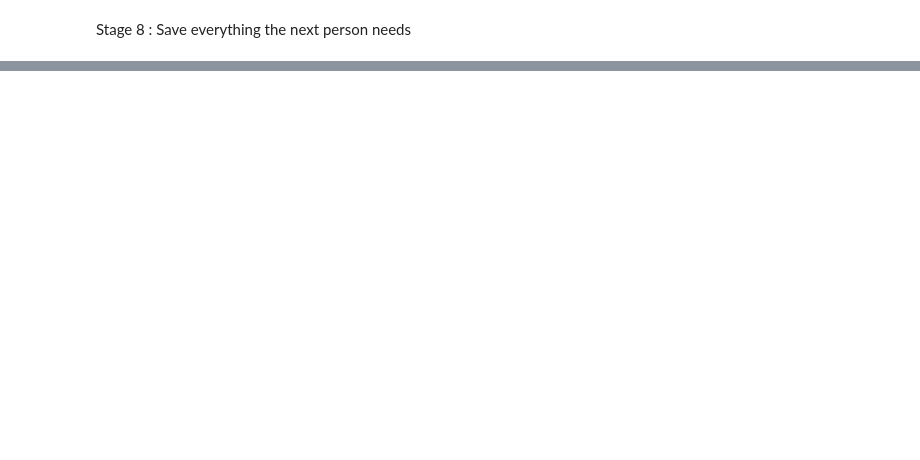
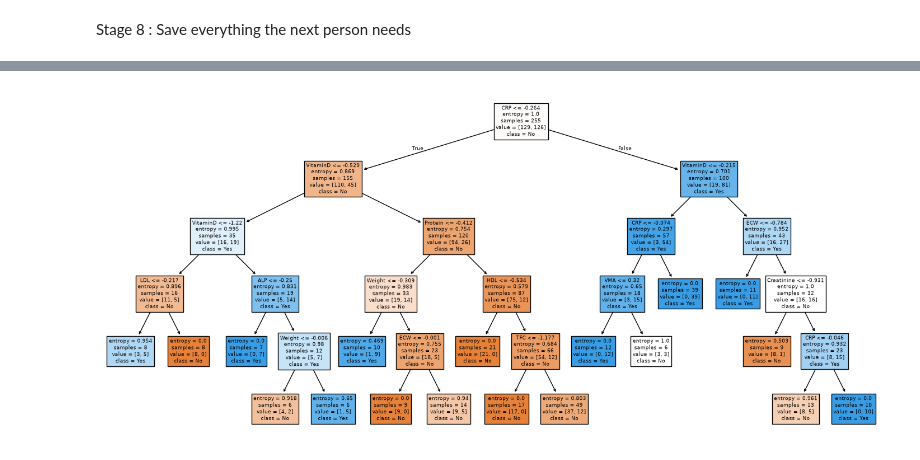
Before and after one commit to SR-Modi/GallStone_Project, a Jupyter notebook: DataProcessing_Complete.ipynb, the cells around one changed output, grey strips where cells are left out. Saved outputs shown, nothing was run; the diff lists cells and outputs as text; code cells hidden in the pictures; blank space fills up the shorter version.

Commit message:
Add baseline models

```diff
--- a/DataProcessing_Complete.ipynb
+++ b/DataProcessing_Complete.ipynb
@@ -742,0 +1206,96 @@ os.listdir('processed')
+# %%
+# Decision Tree
+
+#cross validation for fair testing
+cross_validation = StratifiedKFold(n_splits=5, shuffle=True, random_state=42)
+
+#grid for pre-pruning tree before training
+pre_prune_parameters_grid = {
+    'criterion': ['gini', 'entropy', 'log_loss'],
+    'splitter': ['best'],
+    'max_depth': [3, 5, 7, 10, 15, 20, 25],
+    'min_samples_split': [2, 3, 4, 5, 6, 7, 10],
+    'min_samples_leaf': [1, 2, 3, 4, 5, 6, 7, 10]
+}
+
+#grid search for pre-pruning parameters
+pre_prune_grid = GridSearchCV(
+    estimator = DecisionTreeClassifier(random_state=42),
+    param_grid = pre_prune_parameters_grid,
+    scoring = 'balanced_accuracy',
+    cv = cross_validation
+)
+
+# get candidate alphas for post-pruning of tree
+post_prune_tree= DecisionTreeClassifier(random_state=42)
+path_cost = post_prune_tree.cost_complexity_pruning_path(X_train_scaled, y_train)
+alpha_candidates, impurities = path_cost.ccp_alphas, path_cost.impurities
+
+#grid for post-prune search
+post_prune_parameters_grid = {
+    'criterion': ['gini', 'entropy', 'log_loss'],
+    'splitter': ['best'],
+    'ccp_alpha': alpha_candidates
+}
+
+#grid search for post-pruning parameters
+post_prune_grid = GridSearchCV(
+    estimator = DecisionTreeClassifier(random_state=42),
+    param_grid = post_prune_parameters_grid,
+    scoring = 'balanced_accuracy',
+    cv = cross_validation
+)
+
+#fit both grid searches to training data
+pre_prune_grid.fit(X_train_scaled, y_train)
+post_prune_grid.fit(X_train_scaled, y_train)
+
+#compare results of both grid searches and sort by best balanced accuracy
+compare_results = pd.DataFrame([{
+    "model": "pre_prune",
+    "best_cv_balanced_accuracy": pre_prune_grid.best_score_,
+    "best_params": pre_prune_grid.best_params_
+    },
+    {
+    "model": "post_prune",
+    "best_cv_balanced_accuracy": post_prune_grid.best_score_,
+    "best_params": post_prune_grid.best_params_
+    }
+]).sort_values("best_cv_balanced_accuracy", ascending=False)
+#display results
+display(compare_results)
+
+#compare results
+if pre_prune_grid.best_score_ > post_prune_grid.best_score_:
+    best_name = "pre_prune"
+    best_search = pre_prune_grid
+else:
+    best_name = "post_prune"
+    best_search = post_prune_grid
+#based of comparison select best model and use to predict on test set
+best_tree = best_search.best_estimator_
+y_pred = best_tree.predict(X_test_scaled)
+
+#print results, which is best model (pre/post-prune), print results of best model, and
+# display parameters of best model
+print("Best overall approach:", best_name)
+print("Best CV balanced accuracy: ", best_search.best_score_)
+print("Best parameters:", best_search.best_params_)
+
+#print final test results for winner model
+print("Best accuracy: ", accuracy_score(y_test, y_pred))
+print("Best balanced accuracy: ", balanced_accuracy_score(y_test, y_pred))
+print("Best F1 score: ", f1_score(y_test, y_pred, zero_division=0))
+
+#display feature importance for best tree model
+feature_importance = pd.DataFrame({
+    "feature": features,
+    "importance": best_tree.feature_importances_
+}).sort_values("importance", ascending=False)
+display(feature_importance)
+
+#plot tree for best model
+plt.figure(figsize=(18, 8))
+plot_tree(best_tree, filled=True, feature_names=features, class_names=['No', 'Yes'])
+plt.show()
+# %% [output]
@@ -742,0 +1328 @@ os.listdir('processed')
+[figure, added]
```
Also changed, not shown: parts of 35 cells of this notebook.
